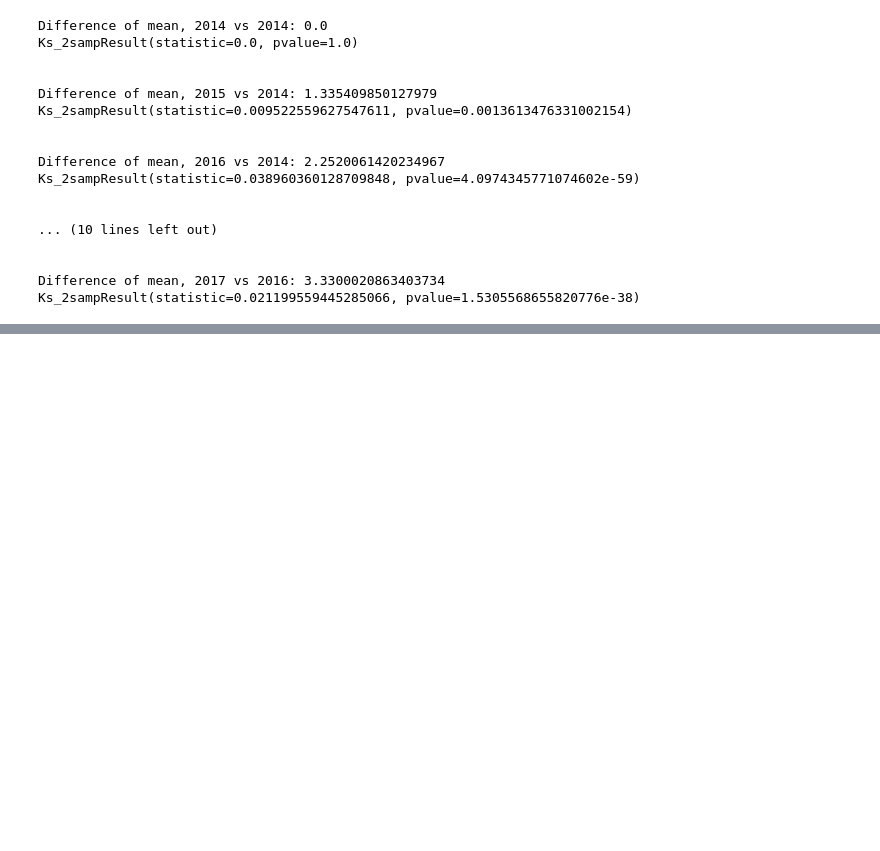
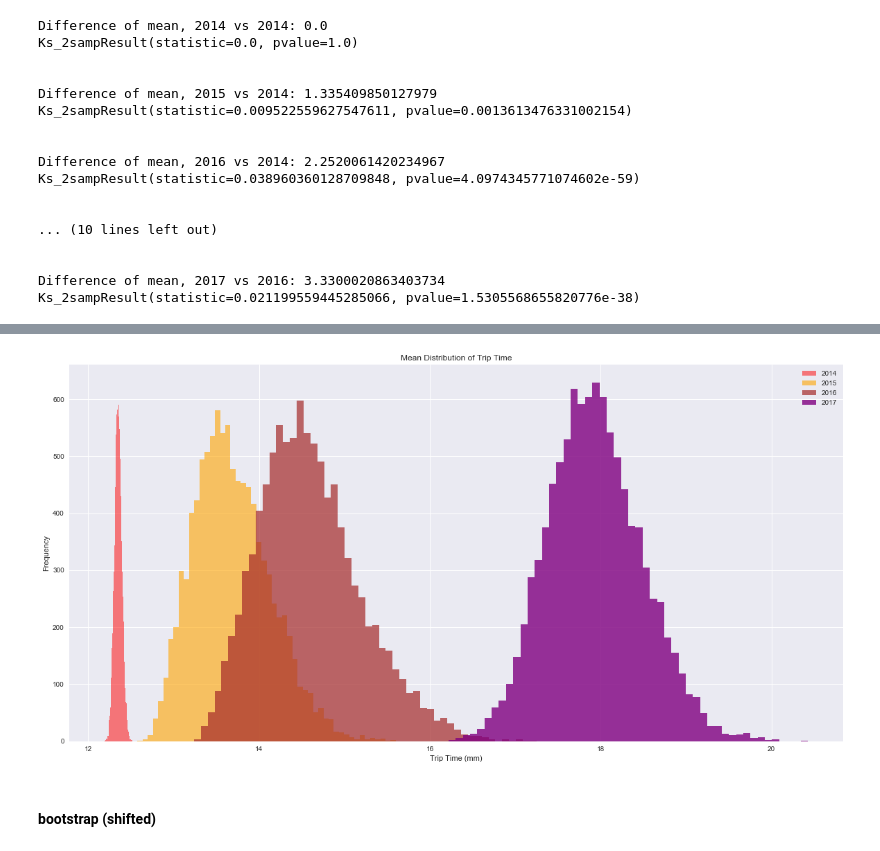
Before and after one commit to advanit/sb-capstone1, a Jupyter notebook: final_code.ipynb, the cells around one changed output, grey strips where cells are left out. Saved outputs shown, nothing was run; the diff lists cells and outputs as text; code cells hidden in the pictures; blank space fills up the shorter version.

Commit message:
bootstrap (unshift)

```diff
--- a/final_code.ipynb
+++ b/final_code.ipynb
@@ -522,15 +497,0 @@ difference of means = 5.58200822836387 min
-# %%
-for year in [2016, 2017]:
-    # Compute the difference of the sample means: mean_diff
-    mean_diff = np.mean(dfy[dfy.opyear==year].tripduration) - np.mean(dfy[dfy.opyear==2015].tripduration)
-    print('difference of means =', mean_diff, 'min')
-
-    # Get bootstrap replicates of means
-    bs_replicates = draw_bs_reps(dfy[dfy.opyear==year].tripduration, np.mean, size=10000)
-
-    # Compute samples of difference of means: bs_diff_replicates
-    bs_diff_replicates = bs_replicates - base_replicates
-
-    # Compute 95% confidence interval: conf_int
-    conf_int = np.percentile(bs_diff_replicates, [2.5, 97.5])
-    print('95% confidence interval =', conf_int, 'min \n')
@@ -536,0 +500,5 @@ for year in [2016, 2017]:
+# %%
+bs_reps = np.empty((4,10000))
+
+for year in dfy.opyear.unique():
+    bs_reps[year-2014] = draw_bs_reps(dfy[dfy.opyear==year].tripduration, np.mean, size=10000)
@@ -536,0 +567,22 @@ for year in [2016, 2017]:
+# %%
+plt.figure(figsize=(20,10))
+
+# Make scatter plot of 1975 data
+_ = plt.hist(bs_reps[0], bins=50, color='red', alpha=0.5)
+_ = plt.hist(bs_reps[1], bins=50, color='orange', alpha=0.6)
+_ = plt.hist(bs_reps[2], bins=50, color='brown', alpha=0.7)
+_ = plt.hist(bs_reps[3], bins=50, color='purple', alpha=0.8)
+
+
+# Label axes and make legend
+_ = plt.title('Mean Distribution of Trip Time')
+_ = plt.xlabel('Trip Time (mm)')
+_ = plt.ylabel('Frequency')
+_ = plt.legend(('2014', '2015','2016','2017'), loc='upper right')
+
+# Show the plot
+plt.show()
+# %% [output]
+[figure, added]
+# %% [markdown]
+#### bootstrap (shifted)
```
Also changed, not shown: parts of 14 cells of this notebook.
